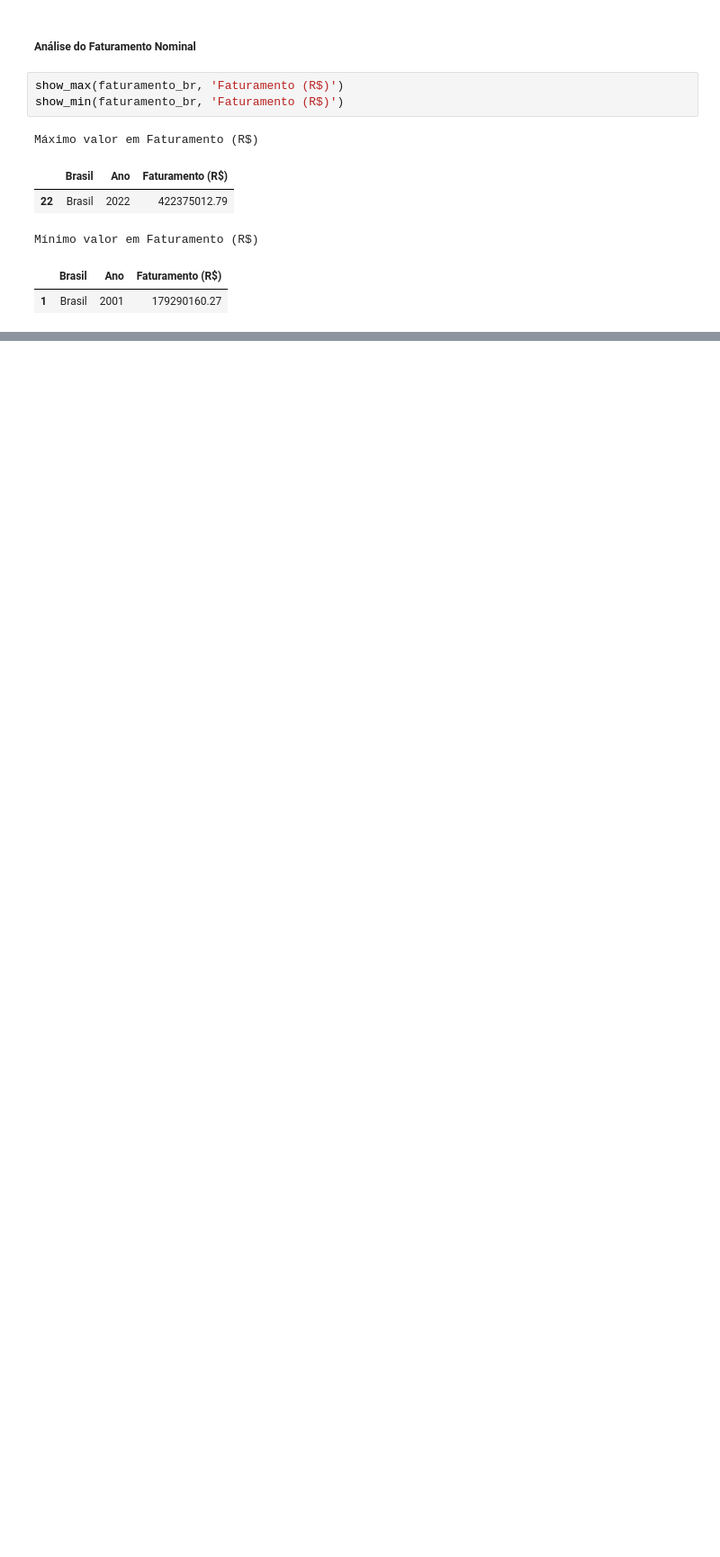
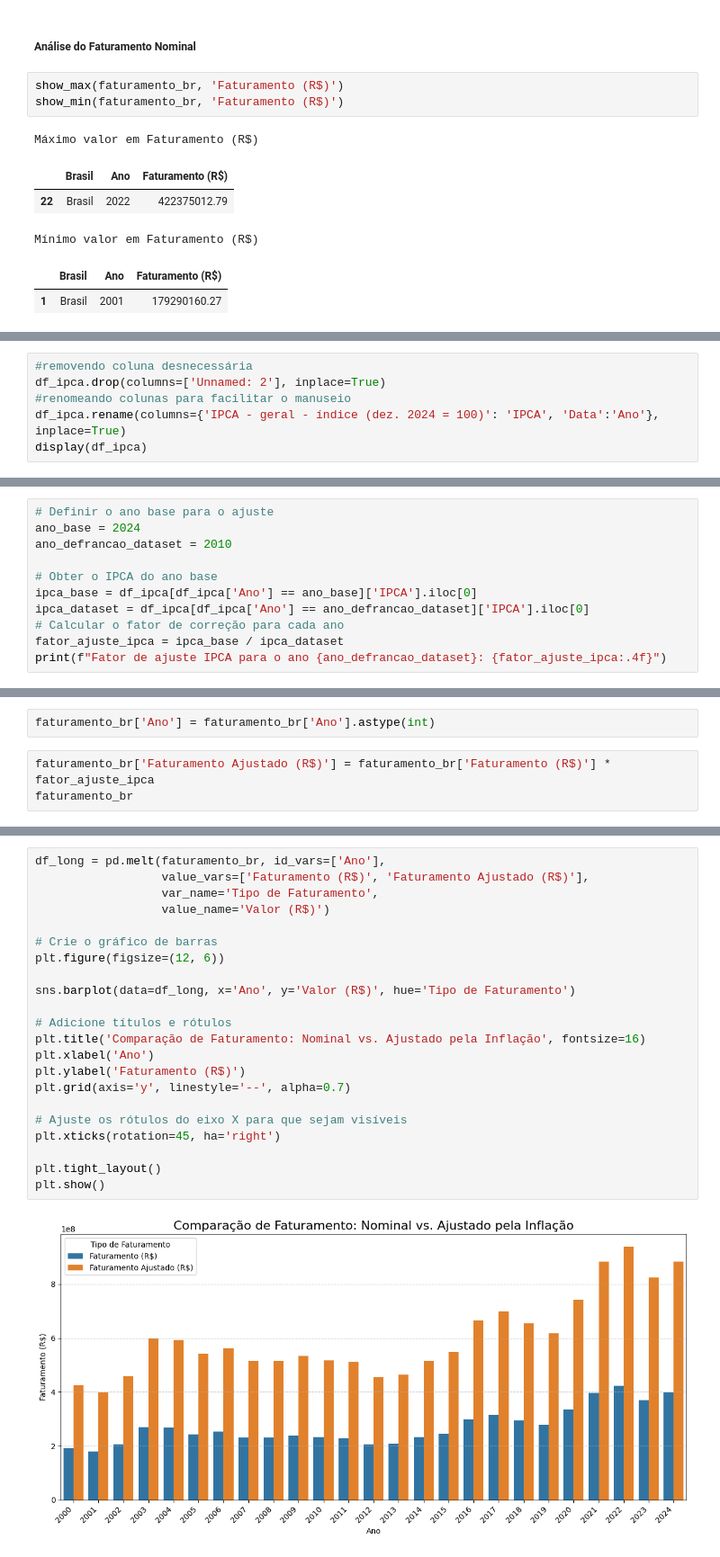
Before and after one commit to Gabriel-J-code/ad-projeto-bees-caatinga, a Jupyter notebook: relatorio TCC.ipynb, the cells around one changed output, grey strips where cells are left out. Shown at 90% size. Saved outputs shown, nothing was run; the diff lists cells and outputs as text; blank space fills up the shorter version.

Commit message:
Função de ajustar IPCA+ relatorio dsa regiões (faturamento e produção)

```diff
--- a/relatorio TCC.ipynb
+++ b/relatorio TCC.ipynb
@@ -129,0 +153,6 @@ O IPCA constitui o principal indicador de inflação no Brasil. Este índice men
+# %%
+#removendo coluna desnecessária
+df_ipca.drop(columns=['Unnamed: 2'], inplace=True)
+#renomeando colunas para facilitar o manuseio
+df_ipca.rename(columns={'IPCA - geral - índice (dez. 2024 = 100)': 'IPCA', 'Data':'Ano'}, inplace=True)
+display(df_ipca)
@@ -129,0 +190,11 @@ O IPCA constitui o principal indicador de inflação no Brasil. Este índice men
+# %%
+# Definir o ano base para o ajuste
+ano_base = 2024
+ano_defrancao_dataset = 2010
+
+# Obter o IPCA do ano base
+ipca_base = df_ipca[df_ipca['Ano'] == ano_base]['IPCA'].iloc[0]
+ipca_dataset = df_ipca[df_ipca['Ano'] == ano_defrancao_dataset]['IPCA'].iloc[0]
+# Calcular o fator de correção para cada ano
+fator_ajuste_ipca = ipca_base / ipca_dataset
+print(f"Fator de ajuste IPCA para o ano {ano_defrancao_dataset}: {fator_ajuste_ipca:.4f}")
@@ -129,0 +203,5 @@ O IPCA constitui o principal indicador de inflação no Brasil. Este índice men
+# %%
+faturamento_br['Ano'] = faturamento_br['Ano'].astype(int)
+# %%
+faturamento_br['Faturamento Ajustado (R$)'] = faturamento_br['Faturamento (R$)'] * fator_ajuste_ipca
+faturamento_br
@@ -129,0 +243,24 @@ O IPCA constitui o principal indicador de inflação no Brasil. Este índice men
+# %%
+df_long = pd.melt(faturamento_br, id_vars=['Ano'],
+                  value_vars=['Faturamento (R$)', 'Faturamento Ajustado (R$)'],
+                  var_name='Tipo de Faturamento',
+                  value_name='Valor (R$)')
+
+# Crie o gráfico de barras
+plt.figure(figsize=(12, 6))
+
+sns.barplot(data=df_long, x='Ano', y='Valor (R$)', hue='Tipo de Faturamento')
+
+# Adicione títulos e rótulos
+plt.title('Comparação de Faturamento: Nominal vs. Ajustado pela Inflação', fontsize=16)
+plt.xlabel('Ano')
+plt.ylabel('Faturamento (R$)')
+plt.grid(axis='y', linestyle='--', alpha=0.7)
+
+# Ajuste os rótulos do eixo X para que sejam visíveis
+plt.xticks(rotation=45, ha='right')
+
+plt.tight_layout()
+plt.show()
+# %% [output]
+[figure, added]
```
Also changed, not shown: parts of 46 cells of this notebook.
